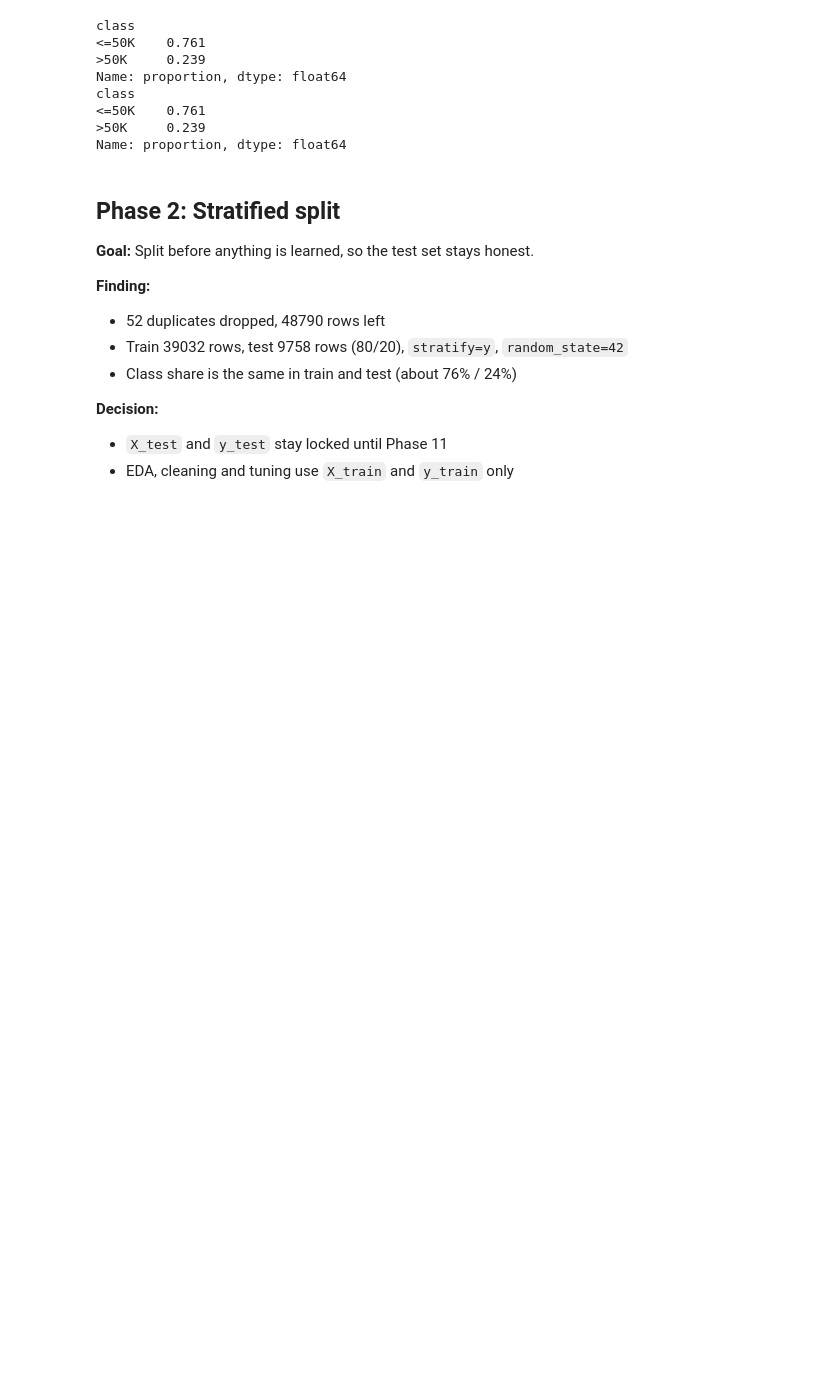
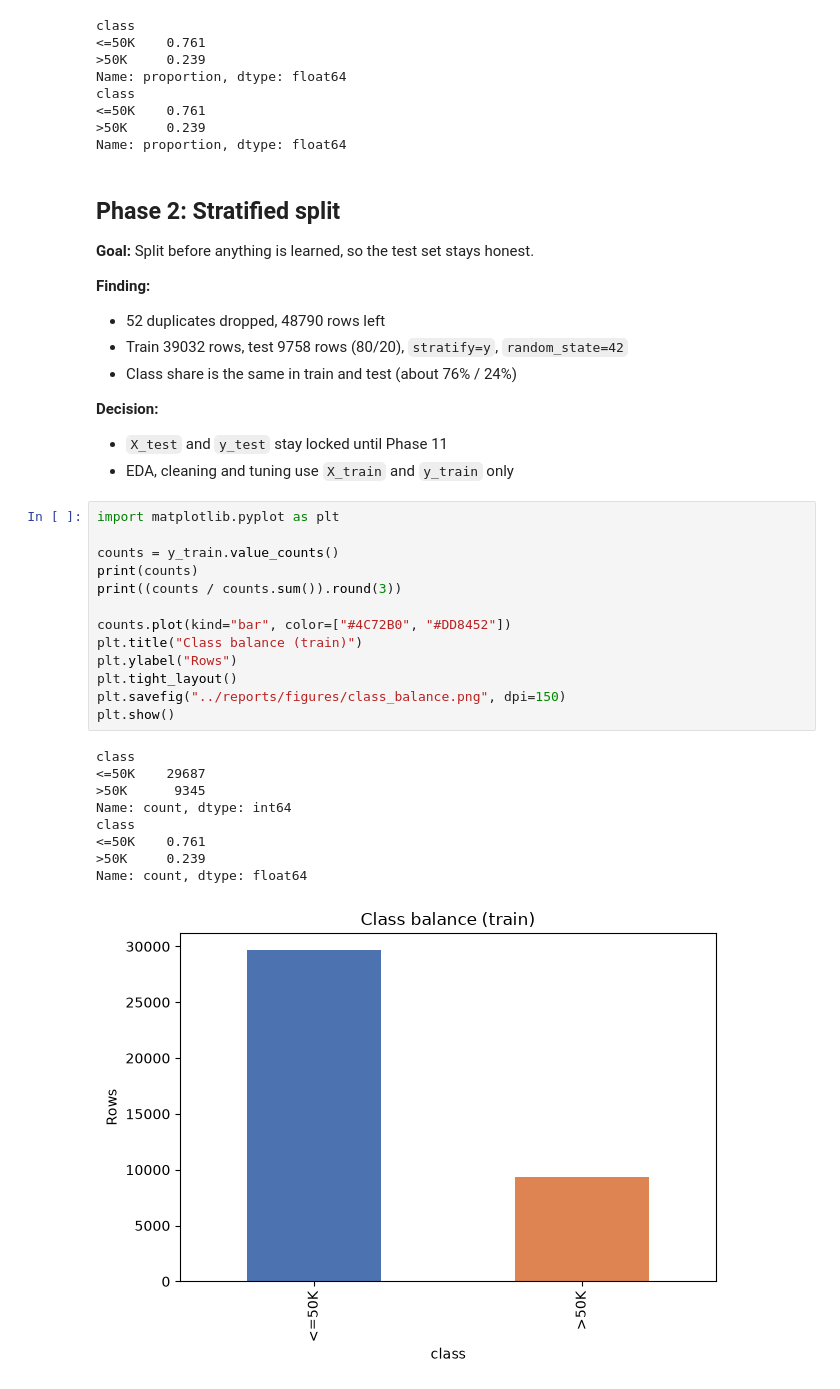
Before and after one commit to Rohitghosh14/Adult_Income_Ensemble, a Jupyter notebook: notebooks/01_audit.ipynb, the cells around one changed output. Cells and saved outputs as stored; diff of their text form; blank space fills up the shorter version.

Commit message:
feat: EDA on train set (imbalance, skew, redundancy, missing)

```diff
--- a/notebooks/01_audit.ipynb
+++ b/notebooks/01_audit.ipynb
@@ -252,3 +252,26 @@ Name: proportion, dtype: float64
 **Decision:**
 - `X_test` and `y_test` stay locked until Phase 11
 - EDA, cleaning and tuning use `X_train` and `y_train` only
+# %%
+import matplotlib.pyplot as plt
+
+counts = y_train.value_counts()
+print(counts)
+print((counts / counts.sum()).round(3))
+
+counts.plot(kind="bar", color=["#4C72B0", "#DD8452"])
+plt.title("Class balance (train)")
+plt.ylabel("Rows")
+plt.tight_layout()
+plt.savefig("../reports/figures/class_balance.png", dpi=150)
+plt.show()
+# %% [output]
+class
+<=50K    29687
+>50K      9345
+Name: count, dtype: int64
+class
+<=50K    0.761
+>50K     0.239
+Name: count, dtype: float64
+[figure, added]
```
Also changed, not shown: parts of 7 cells of this notebook, 1 other file.
